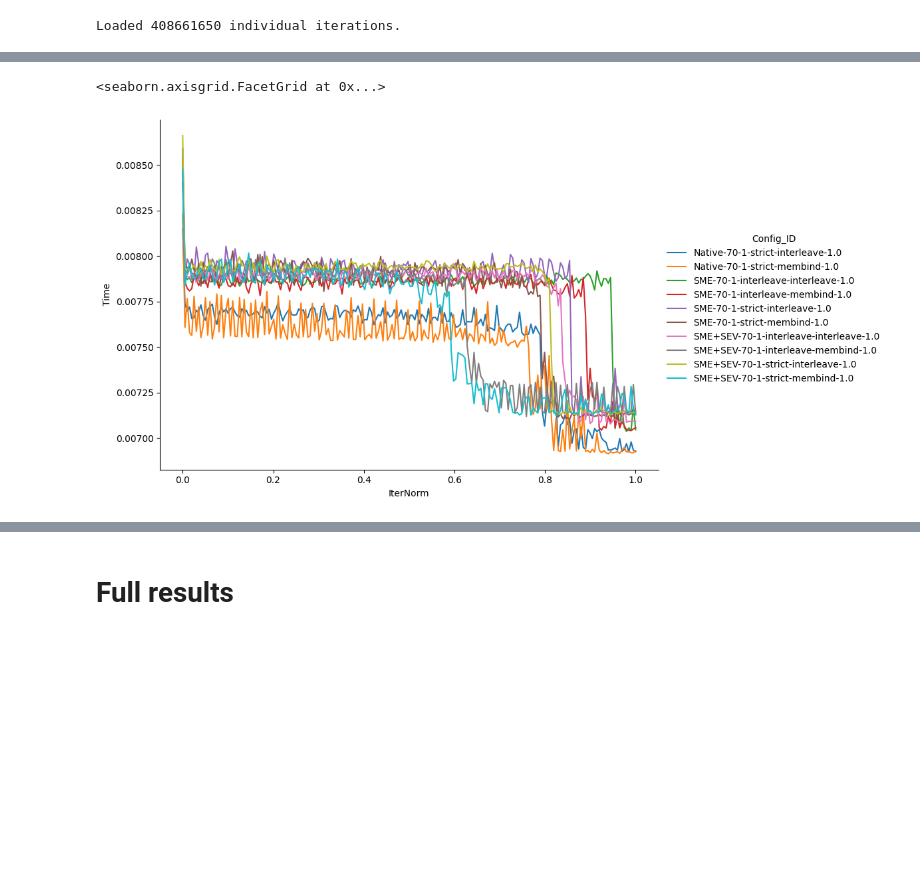
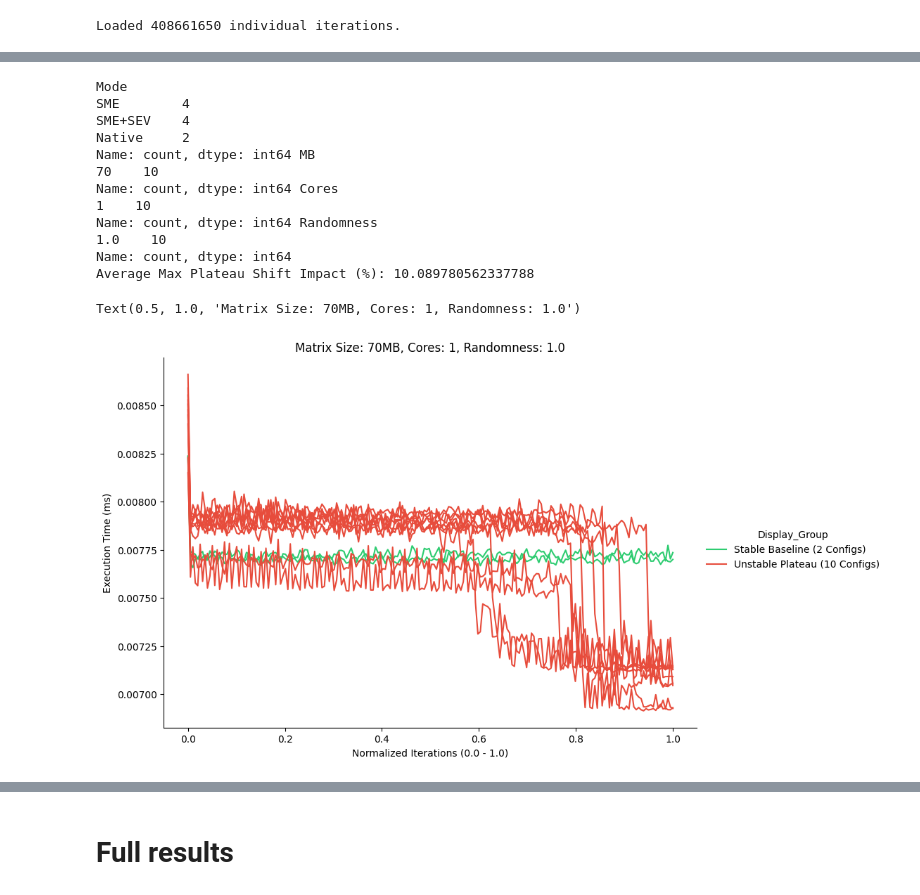
Before and after one commit to engelsm/MA-bench-framework, a Jupyter notebook: benchmark/spmv/analysis.ipynb, the cells around one changed output, grey strips where cells are left out. Cells and saved outputs as stored; diff of their text form; code cells hidden in the pictures; blank space fills up the shorter version.

Commit message:
remove a lot of unnecessary stuff, rename variables, more spmv analysis

```diff
--- a/benchmark/spmv/analysis.ipynb
+++ b/benchmark/spmv/analysis.ipynb
@@ -90,7 +79,7 @@ def downsample_with_run_medians(df, group_cols, n_points=200):
 
     return (
         df.groupby(group_cols, group_keys=False)
-          .apply(process_config, include_groups=False)
+          .apply(process_config, include_groups=True)
           .reset_index(drop=True)
     )
 
@@ -103,7 +92,7 @@ def get_config_stability(group, window_size=10, threshold_pct=5.0):
 
     #see if there are individual groups with too few iterations to analyze
     if len(times) < window_size:
-        return pd.Series({"P2P_Shift_Pct": np.nan, "Is_Straight": False, "Too_Small": True})
+        return pd.Series({"P2P_Shift_Pct": np.nan, "Is_Stable": True, "Too_Small": True })
 
     rolling_filtered = pd.Series(times).rolling( window=window_size, center=True, ).mean()
 
@@ -112,22 +101,16 @@ def get_config_stability(group, window_size=10, threshold_pct=5.0):
 
     global_med = np.median(times)
     p2p_shift = (valid_rolling.max() - valid_rolling.min()) / global_med * 100
+    #get the point of where the largest p2p_shift is
 
     return pd.Series({
         "P2P_Shift_Pct": p2p_shift,
-        "Is_Straight": p2p_shift < threshold_pct,
+        "Is_Stable": p2p_shift < threshold_pct,
         "Too_Small": False,
     })
 
-stability_report = df_iters_small.groupby(group_cols).apply(
-    get_config_stability,
-    include_groups=False
-).reset_index()
+stability_report = df_iters_small.groupby(group_cols).apply( get_config_stability, include_groups=False).reset_index()
+stability_report_relevant = stability_report[~stability_report["Too_Small"]]
 
-stability_report_relevant = stability_report[~stability_report["Too_Small"]]
-passed = stability_report_relevant["Is_Straight"].sum()
-total = len(stability_report_relevant)
-
-print(f"Configurations analyzed (with a large enough sample size): {total} of {len(stability_report)}")
-print(f"Configs with NO plateau shifts: {passed} of {total} ({passed/total:.1%})")
+print(f"Configurations analyzed (with a large enough sample size): {len(stability_report_relevant)} of {len(stability_report)} ({len(stability_report_relevant)/len(stability_report):.1%})")
 # %% [output]
@@ -143,28 +142,62 @@ few_iter = df_iters_small.merge(
 # %%
-platue_shifted = df_iters_small.merge(
-    stability_report[~stability_report["Is_Straight"] & ~stability_report["Too_Small"]],
-    on=group_cols,
-    how='inner'
+not_straight_large = stability_report[(~stability_report["Is_Stable"]) & (~stability_report["Too_Small"])]
+print(not_straight_large["Mode"].value_counts(), not_straight_large["MB"].value_counts(), not_straight_large["Cores"].value_counts(), not_straight_large["Randomness"].value_counts())
+print("Average Max Plateau Shift Impact (%):", not_straight_large["P2P_Shift_Pct"].mean())
+
+# "Problematic" Configuration
+comparison_df = df_iters_small[ (df_iters_small['MB'] == 70) & (df_iters_small['Cores'] == 1) & (df_iters_small['Randomness'] == 1) ].copy()
+
+# Identify shifted keys in the comparison DataFrame to visualize them with another color
+shifted_keys = not_straight_large.merge( comparison_df[group_cols], on=group_cols)[group_cols].drop_duplicates()
+comparison_df = comparison_df.merge( shifted_keys.assign(Is_Plateau_Config=True), on=group_cols, how='left')
+comparison_df['Is_Plateau_Config'] = comparison_df['Is_Plateau_Config'].fillna(False)
+
+# Define the Display Category
+comparison_df['Display_Group'] = np.where(
+    comparison_df['Is_Plateau_Config'],
+    "Unstable Plateau (10 Configs)",
+    "Stable Baseline (2 Configs)"
 )
-platue_shifted['Config_ID'] = platue_shifted[group_cols].astype(str).agg('-'.join, axis=1)
 
-sns.relplot(
-    data=platue_shifted,
+# 4. Unique ID for individual lines
+comparison_df['Config_Line_ID'] = comparison_df[group_cols].astype(str).agg('-'.join, axis=1)
+
+# 5. Plot
+g = sns.relplot(
+    data=comparison_df,
     x="IterNorm",
     y="Time",
-    hue="Config_ID",
+    hue="Display_Group",
+    units="Config_Line_ID",
     kind="line",
     estimator=None,
     height=6,
-    aspect=1.5
+    aspect=1.5,
+    palette={
+        "Unstable Plateau (10 Configs)": "#e74c3c",
+        "Stable Baseline (2 Configs)": "#2ecc71"
+    }
 )
 
-#Lets still keep those as deleting them would skew the overall data, but keep in mind they are not stable and the 70MB Random Matrix might differ in some regard
+g.set_axis_labels("Normalized Iterations (0.0 - 1.0)", "Execution Time (ms)")
+plt.title("Matrix Size: 70MB, Cores: 1, Randomness: 1.0")
 
-# Also look at the 2 other native ones and figure out how much the differnce between plateus is to justify keeping them in the overall analysis
+#Plateau shift happens between about 60 and 90% of iterations
 # %% [output]
-<seaborn.axisgrid.FacetGrid at 0x...>
+Mode
+SME        4
+SME+SEV    4
+Native     2
+Name: count, dtype: int64 MB
+70    10
+Name: count, dtype: int64 Cores
+1    10
+Name: count, dtype: int64 Randomness
+1.0    10
+Name: count, dtype: int64
+Average Max Plateau Shift Impact (%): 10.089780562337788
+Text(0.5, 1.0, 'Matrix Size: 70MB, Cores: 1, Randomness: 1.0')
-[figure, old version]
+[figure, new version]
 # %%
 # See visually that most configs are stable
 
```
Also changed, not shown: parts of 19 cells of this notebook, 6 other files.
